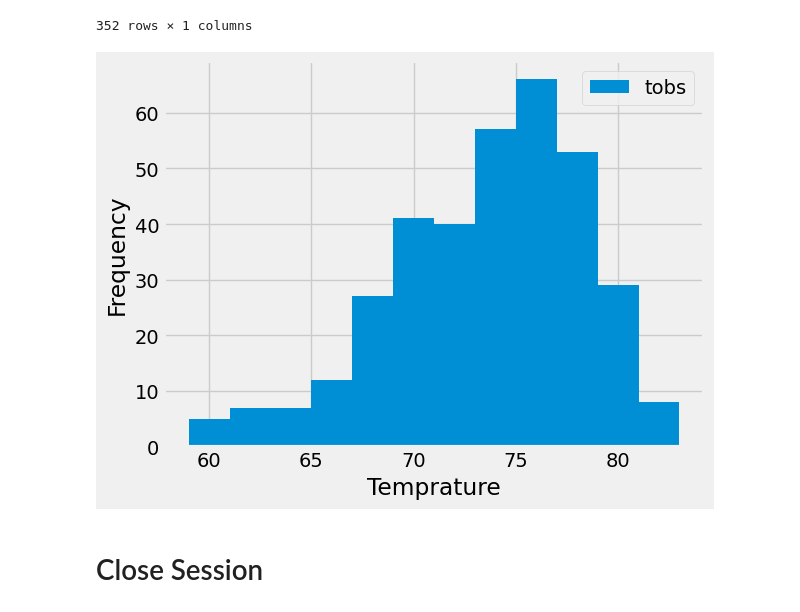
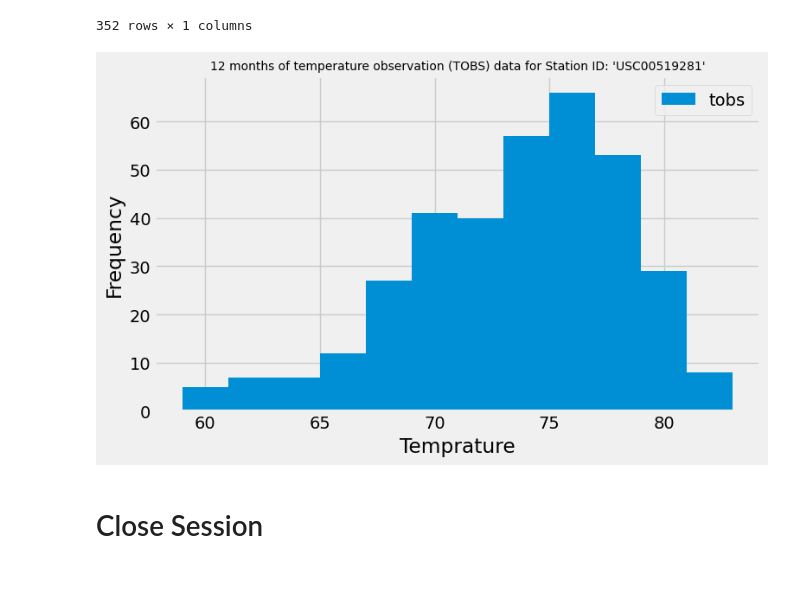
Before and after one commit to ZalakG/sqlalchemy-challenge, a Jupyter notebook: SurfUp/climate_starter.ipynb, the cells around one changed output. Drawn from its saved outputs; the diff is of its cells as text; code cells hidden in the pictures; blank space fills up the shorter version.

```diff
--- a/SurfUp/climate_starter.ipynb
+++ b/SurfUp/climate_starter.ipynb
@@ -278,13 +281,13 @@ observation_df
 352 rows × 1 columns
 # %%
 # Correctly plot a histogram with bins=12 for the last year of data using tobs as the column to count.
-observation_df.plot.hist(bins=12)
+observation_df.plot.hist(bins=12, figsize = (8,5))
 plt.xlabel("Temprature")
 plt.ylabel("Frequency")
-#plt.ylim(0)
+plt.title("12 months of temperature observation (TOBS) data for Station ID: 'USC00519281'", size = 10)
 plt.tight_layout()
 # %% [output]
-[figure, old version]
+[figure, new version]
 # %% [markdown]
 # Close Session
 # %%
```
Also changed, not shown: parts of 6 cells of this notebook.
